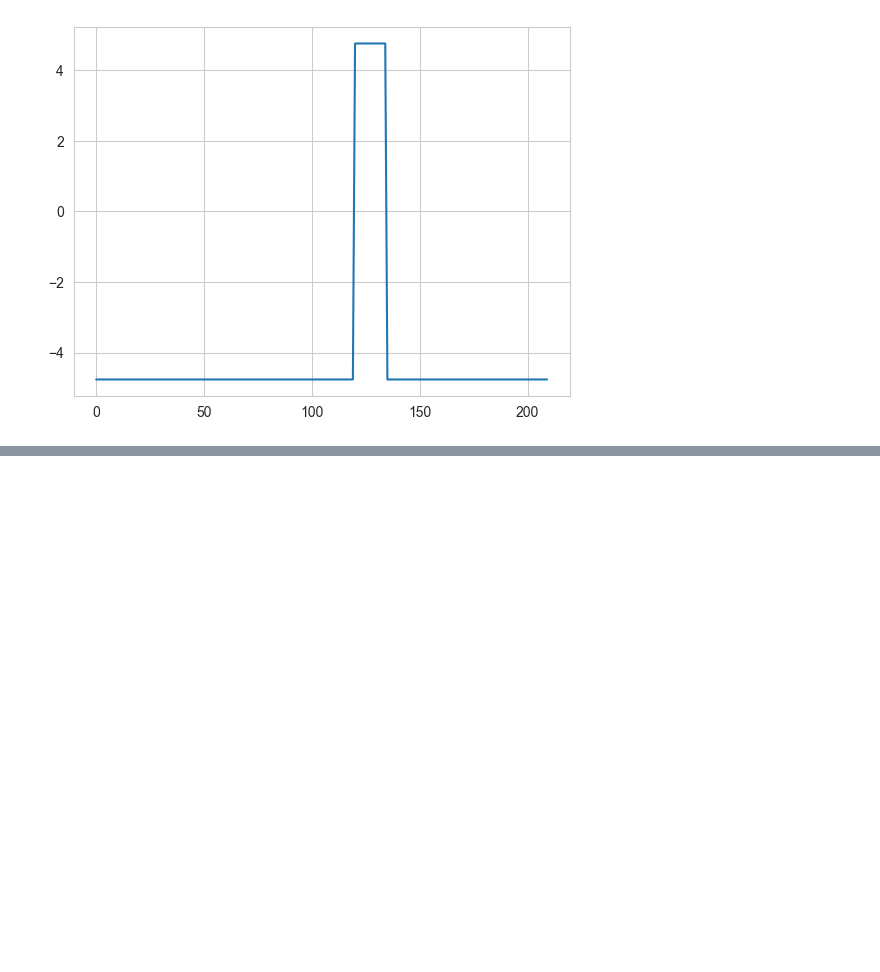
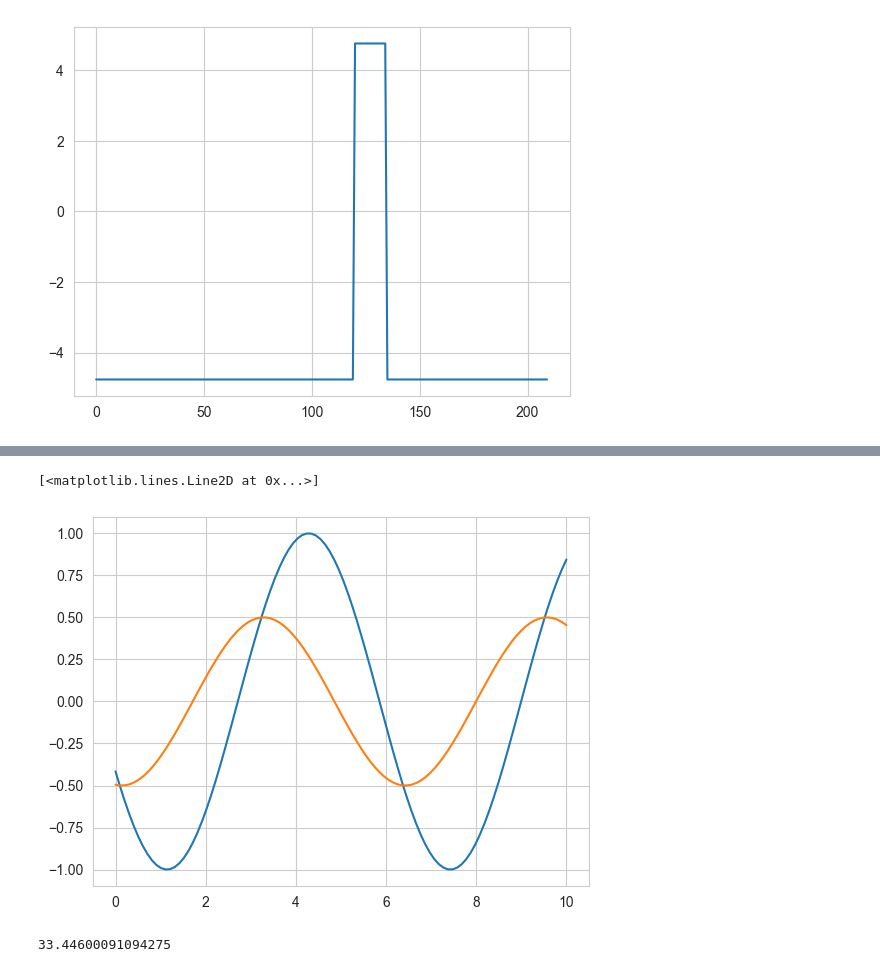
Before and after one commit to antoinecollet5/pyrtid, a Jupyter notebook: examples/regularization/dev/distributions.ipynb, the cells around one changed output, grey strips where cells are left out. Drawn from its saved outputs; the diff is of its cells as text; code cells hidden in the pictures; blank space fills up the shorter version.

```diff
--- a/examples/regularization/dev/distributions.ipynb
+++ b/examples/regularization/dev/distributions.ipynb
@@ -550,0 +551,28 @@ plt.plot(grad_an)
+# %%
+x = np.linspace(0.0, 10.0, 100)
+
+
+def signal(s: NDArrayFloat) -> NDArrayFloat:
+    return 0.0 + s[0] * np.cos(x + s[1])
+
+
+d_obs = signal(np.array([1.0, 2.0]))
+
+plt.plot(x, d_obs)
+plt.plot(x, signal(np.array([0.5, 3.0])))
+# %% [output]
+[<matplotlib.lines.Line2D at 0x...>]
+[figure, added]
+# %%
+def l2(s: NDArrayFloat) -> float:
+    return np.sum((signal(s) - d_obs) ** 2).item()
+
+
+def l1(s: NDArrayFloat) -> float:
+    return np.sum(np.abs(signal(s) - d_obs)).item()
+
+
+s = np.array([0.5, 3.0])
+l2(s)
+# %% [output]
+33.44600091094275
```
Also changed, not shown: parts of 66 cells of this notebook.
